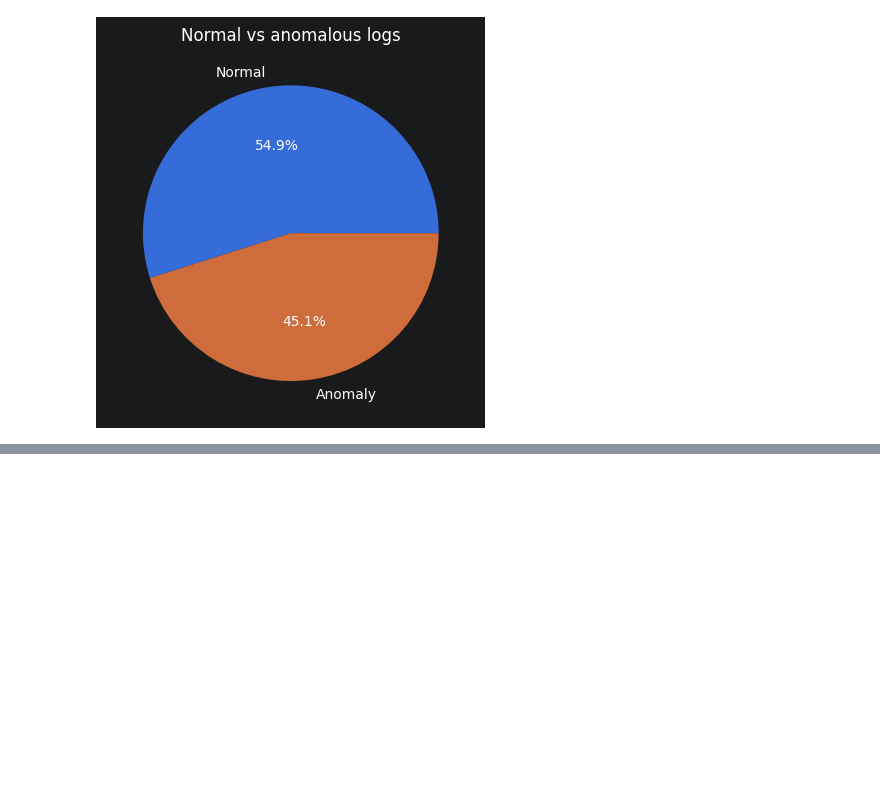
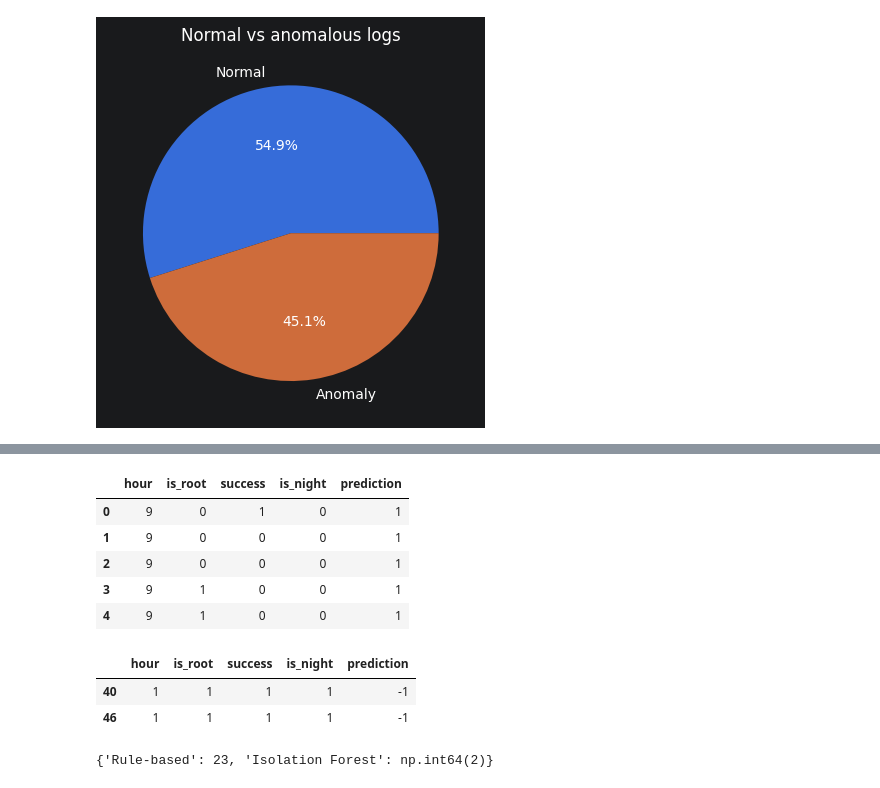
Before and after one commit to lukaskierzek/bihso_project, a Jupyter notebook: notebooks/presentation.ipynb, the cells around one changed output, grey strips where cells are left out. Drawn from its saved outputs; the diff is of its cells as text; code cells hidden in the pictures; blank space fills up the shorter version.

Commit message:
Add new changes Isolation Forest

```diff
--- a/notebooks/presentation.ipynb
+++ b/notebooks/presentation.ipynb
@@ -248,0 +214,59 @@ plt.show()
+# %%
+# ML Forest
+from src.features import (
+    records_to_features
+)
+
+from src.ml_detector import (
+    train_isolation_forest,
+    predict_anomalies
+)
+
+df_features = records_to_features(
+    records
+)
+
+model = train_isolation_forest(
+    df_features
+)
+
+predictions = predict_anomalies(
+    model,
+    df_features
+)
+
+df_features["prediction"] = predictions
+
+df_features.head()
+# %% [output]
+|  | hour | is_root | success | is_night | prediction |
+| 0 | 9 | 0 | 1 | 0 | 1 |
+| 1 | 9 | 0 | 0 | 0 | 1 |
+| 2 | 9 | 0 | 0 | 0 | 1 |
+| 3 | 9 | 1 | 0 | 0 | 1 |
+| 4 | 9 | 1 | 0 | 0 | 1 |
+# %%
+# Anomalie wykryte przez Isolation Forest
+df_features[
+    df_features["prediction"] == -1
+]
+# %% [output]
+|  | hour | is_root | success | is_night | prediction |
+| 40 | 1 | 1 | 1 | 1 | -1 |
+| 46 | 1 | 1 | 1 | 1 | -1 |
+# %%
+# Porówannie reguł i ML
+rule_anomalies = stats["anomaly_logs"]
+
+ml_anomalies = (
+    df_features["prediction"] == -1
+).sum()
+
+comparison = {
+    "Rule-based": rule_anomalies,
+    "Isolation Forest": ml_anomalies
+}
+
+comparison
+# %% [output]
+{'Rule-based': 23, 'Isolation Forest': np.int64(2)}
```
Also changed, not shown: parts of 11 cells of this notebook, 13 other files.
